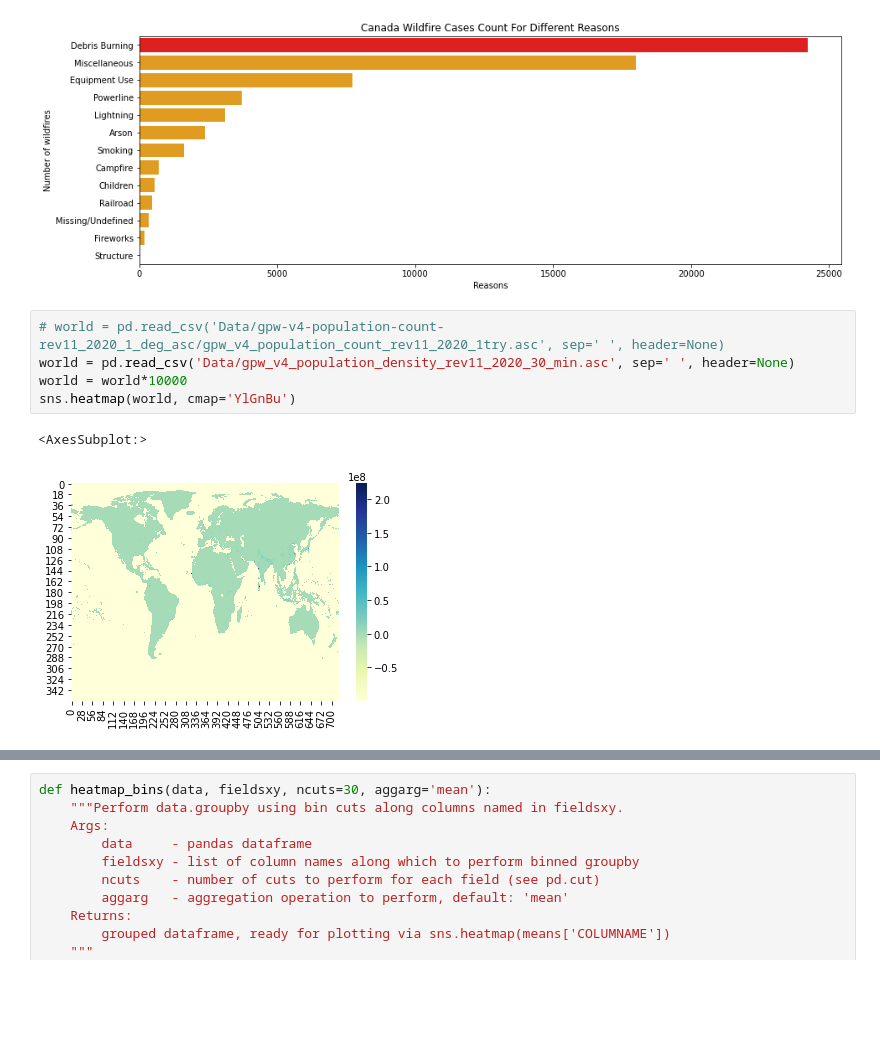
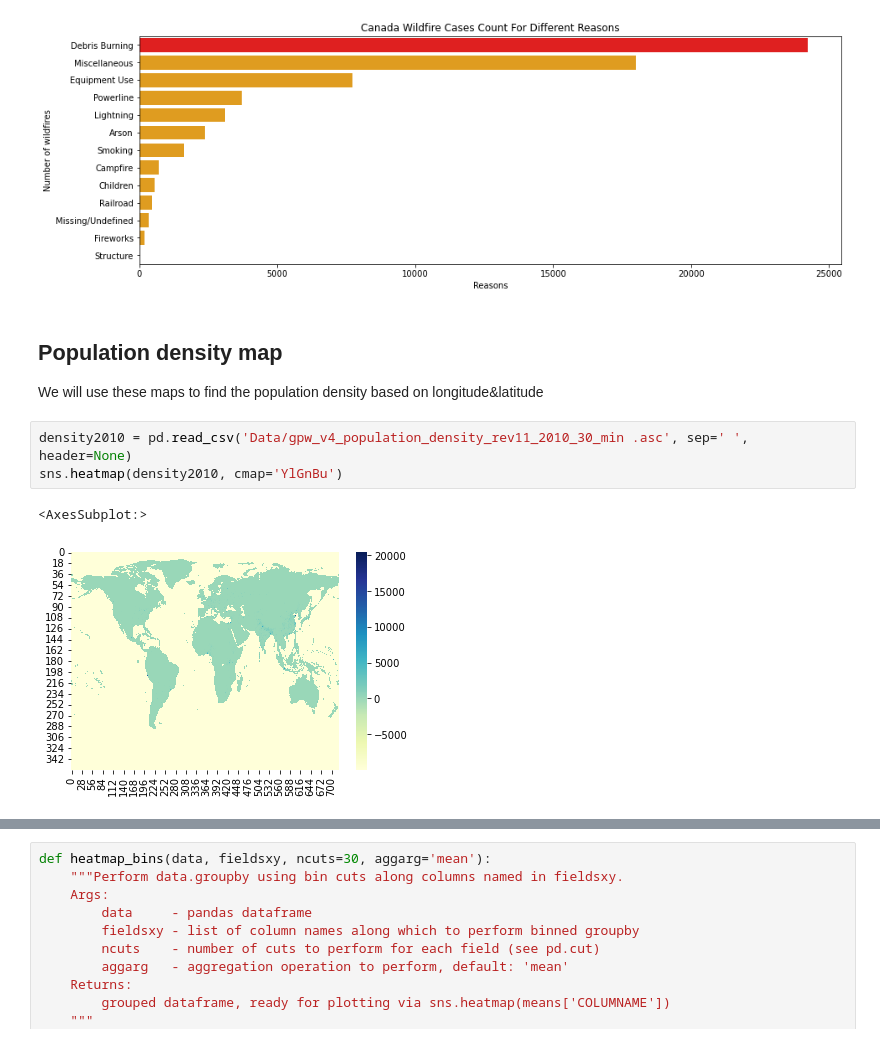
Before and after one commit to huruifu/733-project, a Jupyter notebook: project.ipynb, the cells around one changed output, grey strips where cells are left out. Drawn from its saved outputs; the diff is of its cells as text; blank space fills up the shorter version.

Commit message:
change data year
Use year 2010 and 2015 instead of 2020

```diff
--- a/project.ipynb
+++ b/project.ipynb
@@ -99,11 +99,12 @@ plt.title('Canada Wildfire Cases Count For Different Reasons')
 plt.show()
 # %% [output]
 [figure]
+# %% [markdown]
+## Population density map
+We will use these maps to find the population density based on longitude&latitude
 # %%
-# world = pd.read_csv('Data/gpw-v4-population-count-rev11_2020_1_deg_asc/gpw_v4_population_count_rev11_2020_1try.asc', sep=' ', header=None)
-world = pd.read_csv('Data/gpw_v4_population_density_rev11_2020_30_min.asc', sep=' ', header=None)
-world = world*10000
-sns.heatmap(world, cmap='YlGnBu')
+density2010 = pd.read_csv('Data/gpw_v4_population_density_rev11_2010_30_min .asc', sep=' ', header=None)
+sns.heatmap(density2010, cmap='YlGnBu')
 # %% [output]
 <AxesSubplot:>
-[figure, old version]
+[figure, new version]
```
Also changed, not shown: parts of 8 cells of this notebook, 5 other files.
